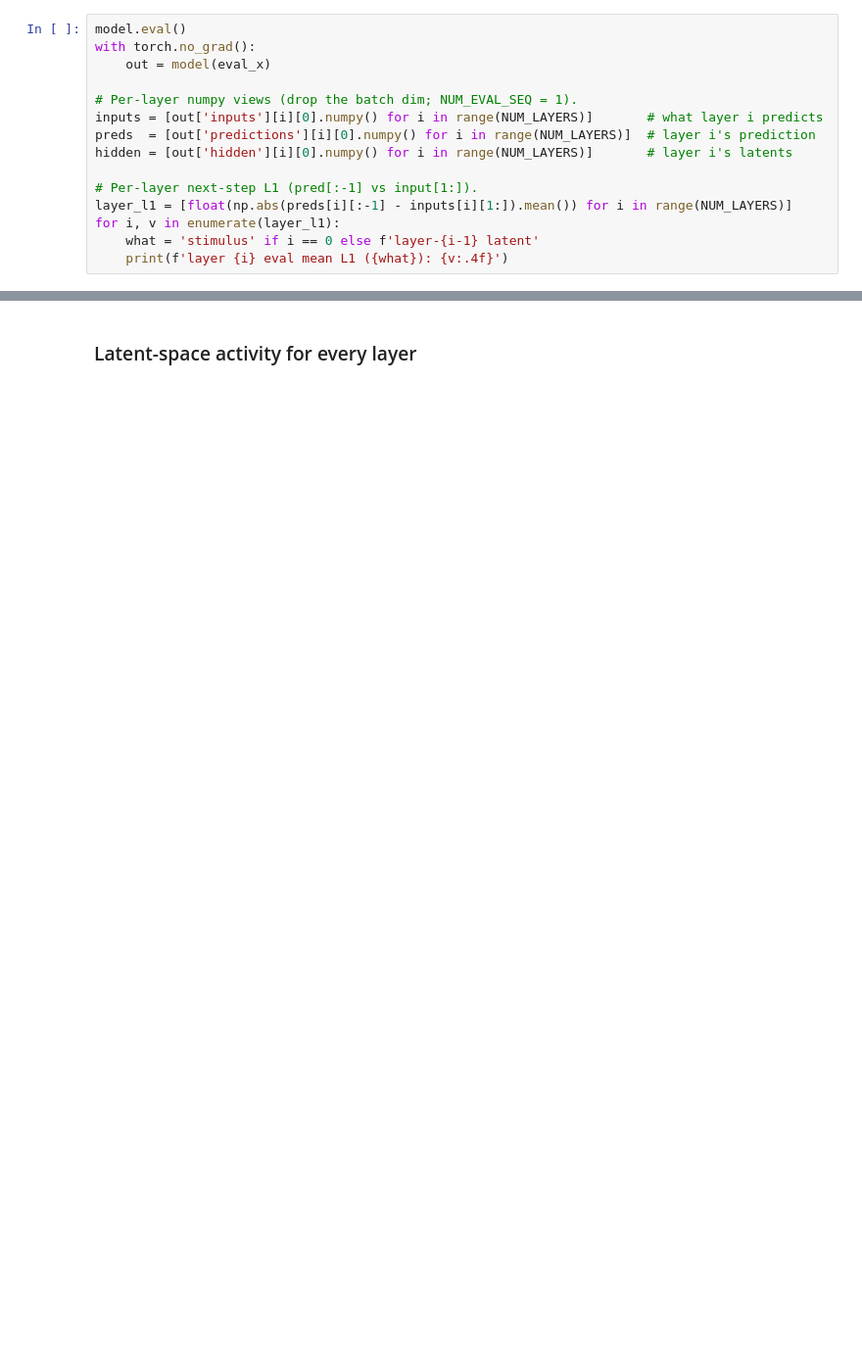
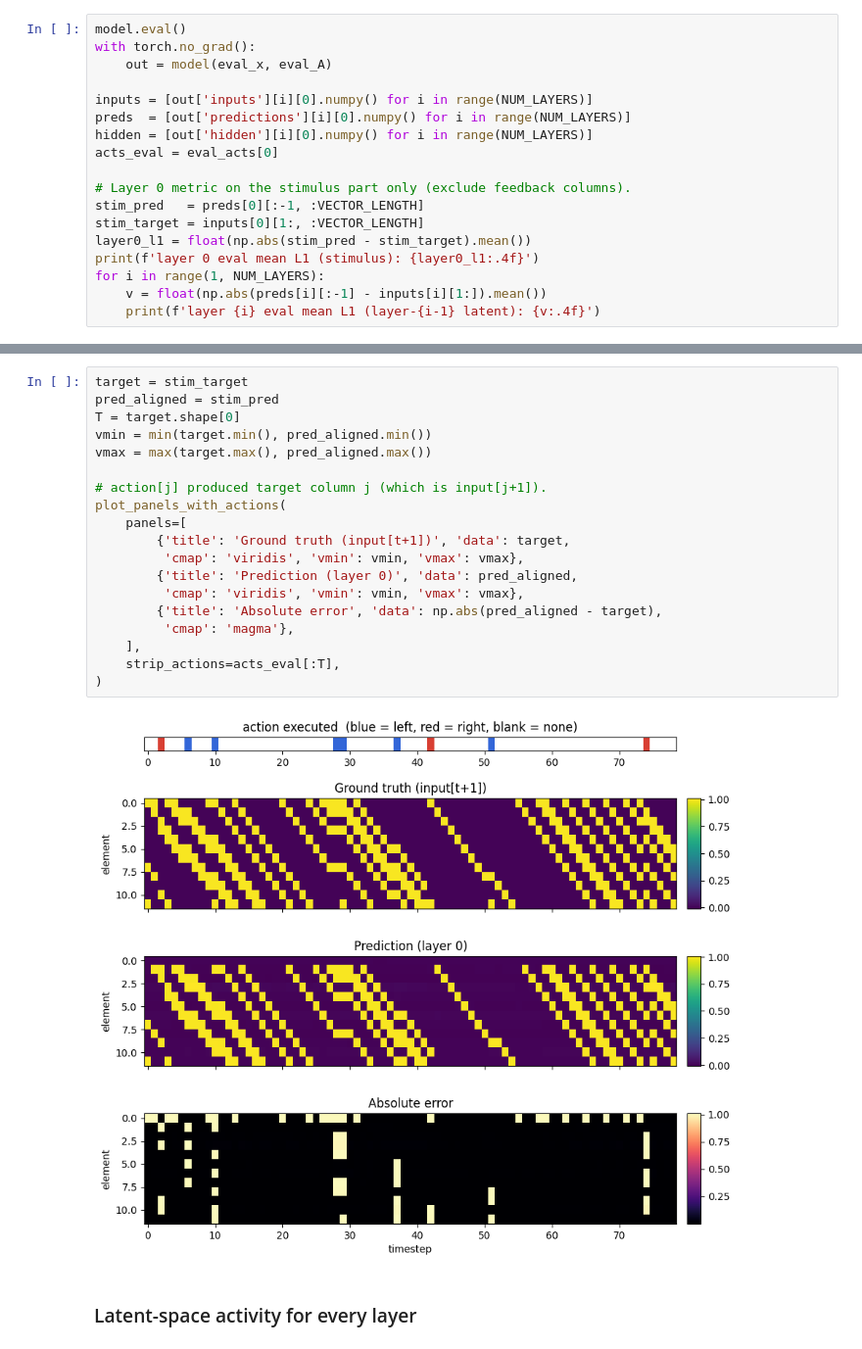
Before and after one commit to nwatters01/exploration_policies, a Jupyter notebook: toy_v1/models/train_rnn_predictor.ipynb, the cells around one changed output, grey strips where cells are left out. Shown at 98% size. Saved outputs shown, nothing was run; the diff lists cells and outputs as text; blank space fills up the shorter version.

```diff
--- a/toy_v1/models/train_rnn_predictor.ipynb
+++ b/toy_v1/models/train_rnn_predictor.ipynb
@@ -154,16 +176,19 @@ are aligned so `prediction[t]` sits against its target `input[t+1]`.
 # %%
 model.eval()
 with torch.no_grad():
-    out = model(eval_x)
+    out = model(eval_x, eval_A)
 
-# Per-layer numpy views (drop the batch dim; NUM_EVAL_SEQ = 1).
-inputs = [out['inputs'][i][0].numpy() for i in range(NUM_LAYERS)]       # what layer i predicts
-preds  = [out['predictions'][i][0].numpy() for i in range(NUM_LAYERS)]  # layer i's prediction
-hidden = [out['hidden'][i][0].numpy() for i in range(NUM_LAYERS)]       # layer i's latents
+inputs = [out['inputs'][i][0].numpy() for i in range(NUM_LAYERS)]
+preds  = [out['predictions'][i][0].numpy() for i in range(NUM_LAYERS)]
+hidden = [out['hidden'][i][0].numpy() for i in range(NUM_LAYERS)]
+acts_eval = eval_acts[0]
 
-# Per-layer next-step L1 (pred[:-1] vs input[1:]).
-layer_l1 = [float(np.abs(preds[i][:-1] - inputs[i][1:]).mean()) for i in range(NUM_LAYERS)]
-for i, v in enumerate(layer_l1):
-    what = 'stimulus' if i == 0 else f'layer-{i-1} latent'
-    print(f'layer {i} eval mean L1 ({what}): {v:.4f}')
+# Layer 0 metric on the stimulus part only (exclude feedback columns).
+stim_pred   = preds[0][:-1, :VECTOR_LENGTH]
+stim_target = inputs[0][1:, :VECTOR_LENGTH]
+layer0_l1 = float(np.abs(stim_pred - stim_target).mean())
+print(f'layer 0 eval mean L1 (stimulus): {layer0_l1:.4f}')
+for i in range(1, NUM_LAYERS):
+    v = float(np.abs(preds[i][:-1] - inputs[i][1:]).mean())
+    print(f'layer {i} eval mean L1 (layer-{i-1} latent): {v:.4f}')
 # %% [output]
@@ -222,2 +236,23 @@ plt.show()
+# %%
+target = stim_target
+pred_aligned = stim_pred
+T = target.shape[0]
+vmin = min(target.min(), pred_aligned.min())
+vmax = max(target.max(), pred_aligned.max())
+
+# action[j] produced target column j (which is input[j+1]).
+plot_panels_with_actions(
+    panels=[
+        {'title': 'Ground truth (input[t+1])', 'data': target,
+         'cmap': 'viridis', 'vmin': vmin, 'vmax': vmax},
+        {'title': 'Prediction (layer 0)', 'data': pred_aligned,
+         'cmap': 'viridis', 'vmin': vmin, 'vmax': vmax},
+        {'title': 'Absolute error', 'data': np.abs(pred_aligned - target),
+         'cmap': 'magma'},
+    ],
+    strip_actions=acts_eval[:T],
+)
+# %% [output]
+[figure, added]
 # %% [markdown]
 ### Latent-space activity for every layer
```
Also changed, not shown: parts of 30 cells of this notebook, 12 other files.
